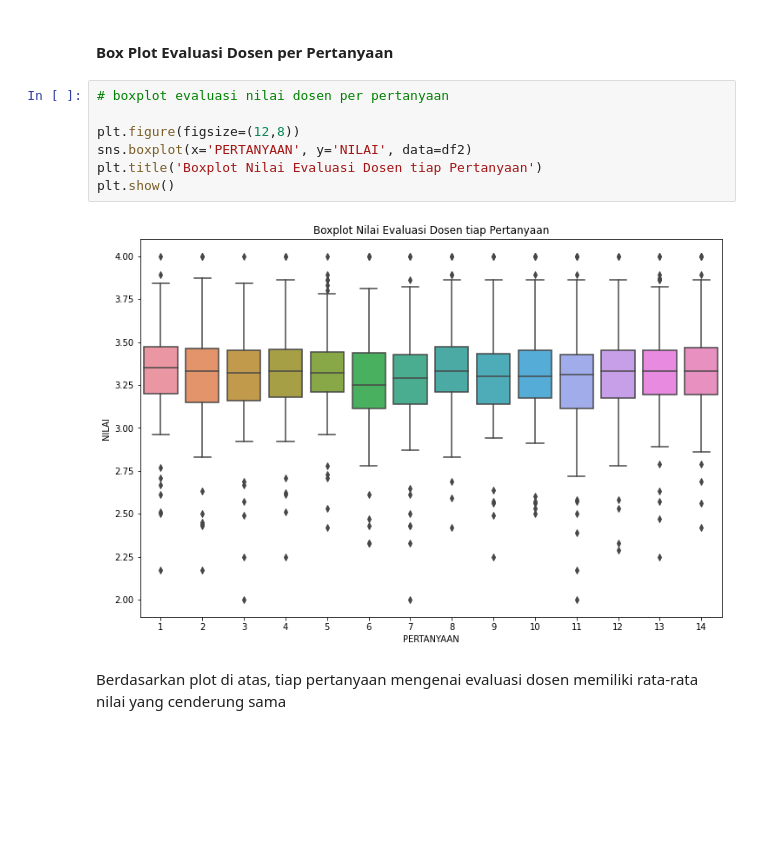
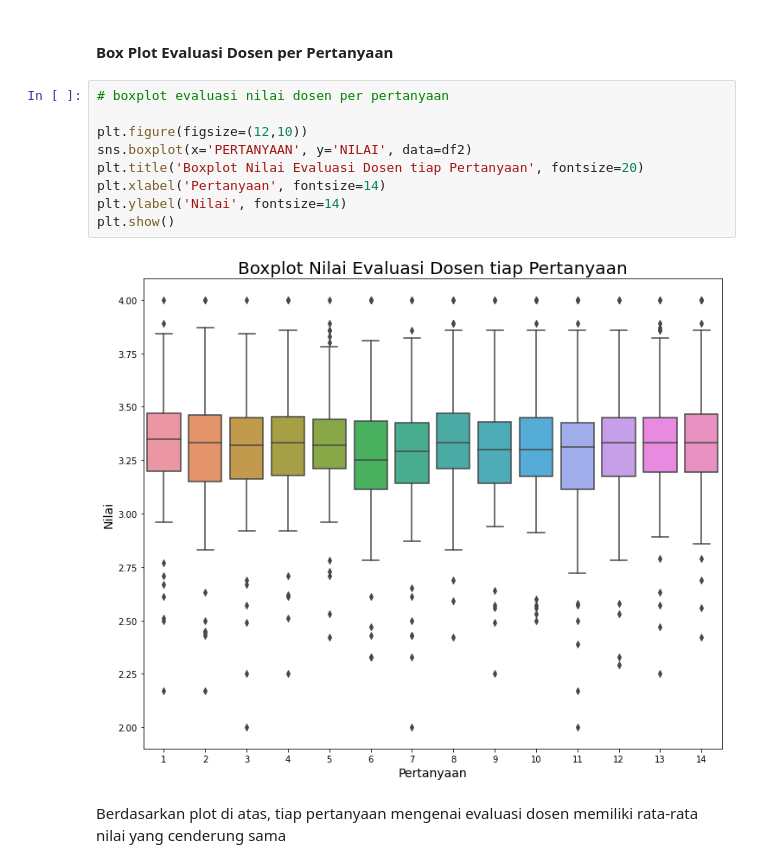
Before and after one commit to FelixFern/ISFEST-ODE, a Jupyter notebook: ODE PPT.ipynb, the cells around one changed output. Drawn from its saved outputs; the diff is of its cells as text; blank space fills up the shorter version.

Commit message:
edit plot 1

```diff
--- a/ODE PPT.ipynb
+++ b/ODE PPT.ipynb
@@ -462,12 +472,14 @@ Berdasarkan plot di atas, dosen mata kuliah Algorithm and Data Structure memilik
 # %%
 # boxplot evaluasi nilai dosen per pertanyaan
 
-plt.figure(figsize=(12,8))
+plt.figure(figsize=(12,10))
 sns.boxplot(x='PERTANYAAN', y='NILAI', data=df2)
-plt.title('Boxplot Nilai Evaluasi Dosen tiap Pertanyaan')
+plt.title('Boxplot Nilai Evaluasi Dosen tiap Pertanyaan', fontsize=20)
+plt.xlabel('Pertanyaan', fontsize=14)
+plt.ylabel('Nilai', fontsize=14)
 plt.show()
 # %% [output]
-[figure, old version]
+[figure, new version]
 # %% [markdown]
 Berdasarkan plot di atas, tiap pertanyaan mengenai evaluasi dosen memiliki rata-rata nilai yang cenderung sama
 # %% [markdown]
```
Also changed, not shown: parts of 8 cells of this notebook.
